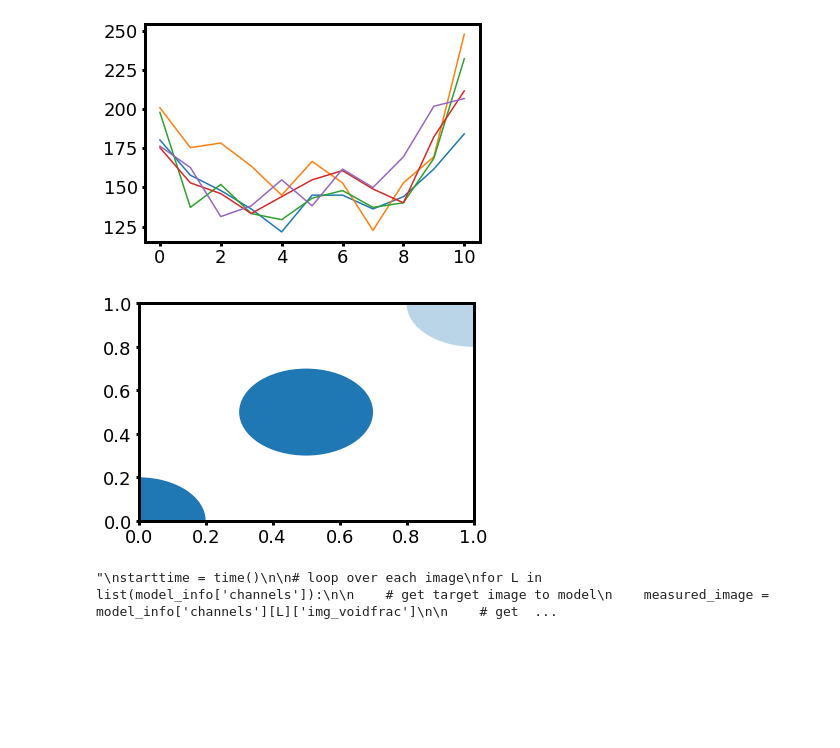
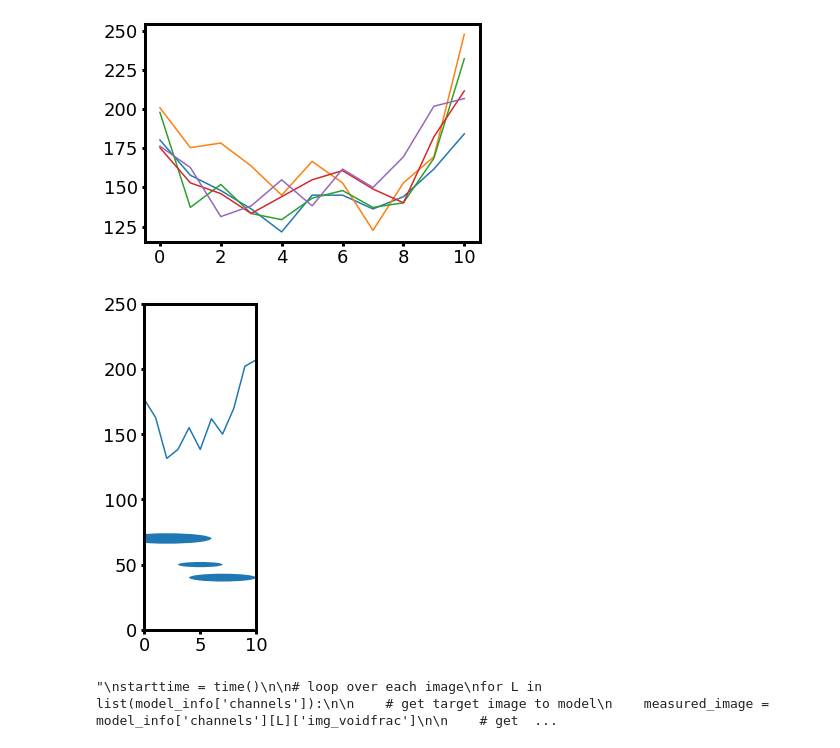
Before and after one commit to ericmuckley/fluid_channel_modeling, a Jupyter notebook: channel_modeling_disks.ipynb, the cells around one changed output. Saved outputs shown, nothing was run; the diff lists cells and outputs as text; code cells hidden in the pictures; blank space fills up the shorter version.

```diff
--- a/channel_modeling_disks.ipynb
+++ b/channel_modeling_disks.ipynb
@@ -248,18 +248,36 @@ for i in range(5):
 plt.show()
 # %% [output]
 [figure]
-# %%
-circles = [
-    plt.Circle((0, 0), 0.2),
-    plt.Circle((0.5, 0.5), 0.2),
-    plt.Circle((1, 1), 0.2, alpha=0.3)]
-
-fig, ax = plt.subplots()
-[ax.add_artist(c) for c in circles]
-
-plt.show()
-# %% [output]
-[figure, removed]
+# %%
+centers = np.array([[5, 50],
+                    [7, 40],
+                    [2, 70]])
+radii = [2, 3, 4]
+
+x_coords = np.arange(img.shape[0])
+profile = img[:, i]
+
+fig, ax = plt.subplots()
+
+for c in range(len(centers)):
+    ax.add_artist(plt.Circle((centers[c][0], centers[c][1]), radii[c]))
+'''
+circles = [
+    plt.Circle((0, 0), 0.2),
+    plt.Circle((5, 50), 3),
+    plt.Circle((1, 1), 0.2, alpha=0.3)]
+'''
+
+#[ax.add_artist(c) for c in circles]
+
+ax.plot(x_coords, profile)
+
+plt.xlim([x_coords[0], x_coords[-1]])
+plt.ylim([0, data['d_um']])
+fig.set_size_inches(2, 6)
+plt.show()
+# %% [output]
+[figure, added]
 # %%
 def xy(r,phi):
   return r*np.cos(phi), r*np.sin(phi)
```
